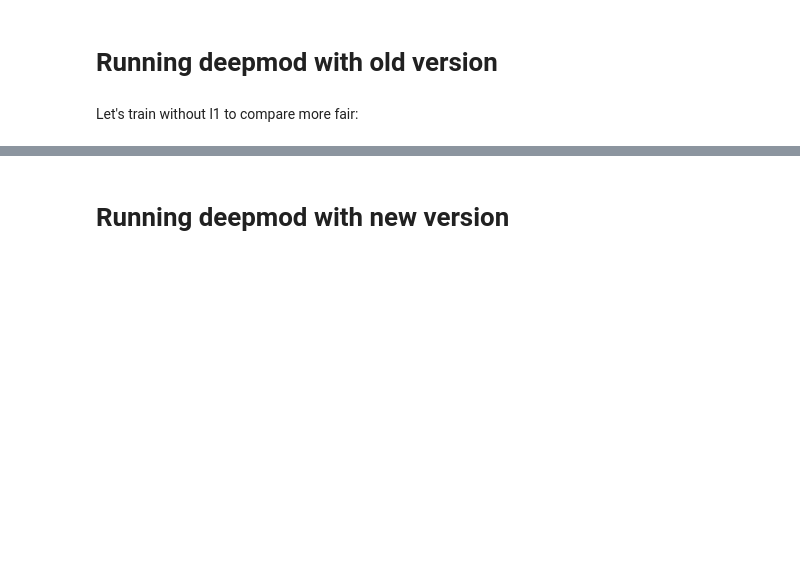
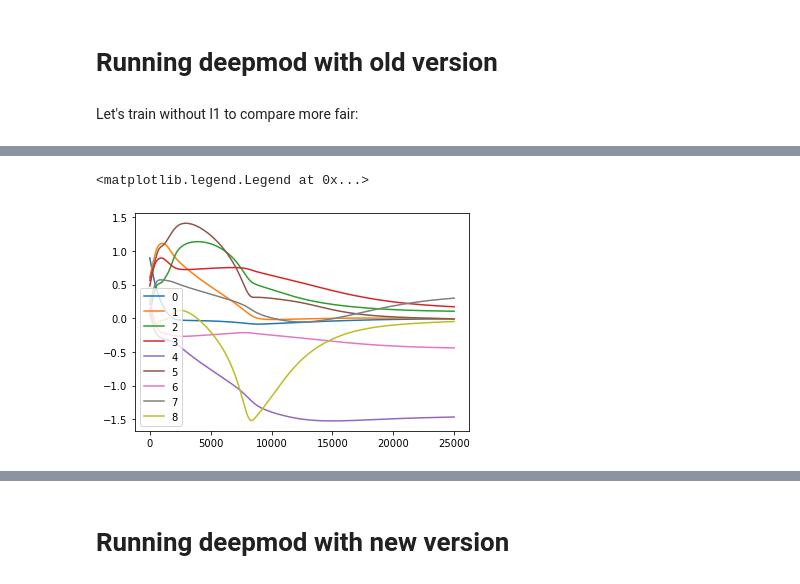
Before and after one commit to GJBoth/DeePyMoD_SBL, a Jupyter notebook: experiments/dynamic_sparsity/Baseline.ipynb, the cells around one changed output, grey strips where cells are left out. Saved outputs shown, nothing was run; the diff lists cells and outputs as text; code cells hidden in the pictures; blank space fills up the shorter version.

```diff
--- a/experiments/dynamic_sparsity/Baseline.ipynb
+++ b/experiments/dynamic_sparsity/Baseline.ipynb
@@ -55,0 +115,10 @@ train(model, X_train, y_train, optimizer, 10000, loss_func_args={'l1':0.0})
+# %%
+coeff_keys = [key for key in df_baseline.keys() if key[:5]=='coeff']
+scaled_coeff_keys = [key for key in df_baseline.keys() if key[:6]=='scaled']
+# %%
+for key in coeff_keys:
+    plt.plot(df_baseline[key], label=f'{key[-1]}')
+plt.legend()
+# %% [output]
+<matplotlib.legend.Legend at 0x...>
+[figure, added]
```
Also changed, not shown: parts of 64 cells of this notebook, 37 other files.
